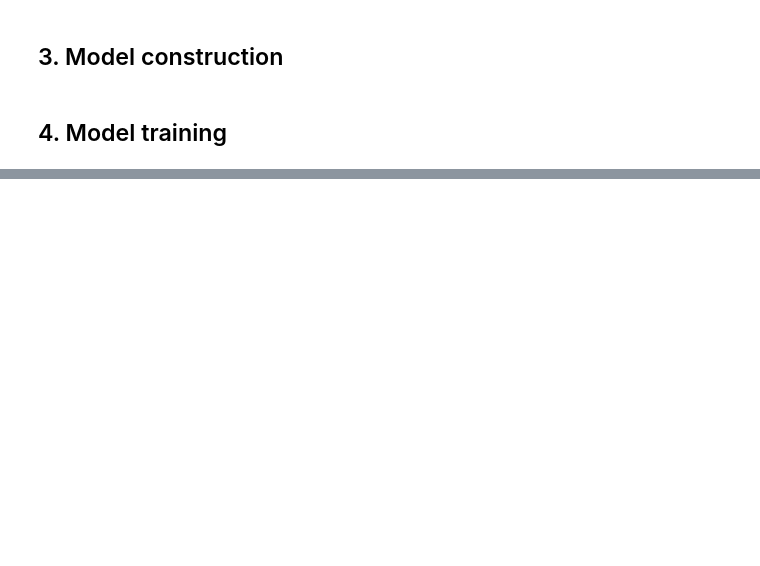
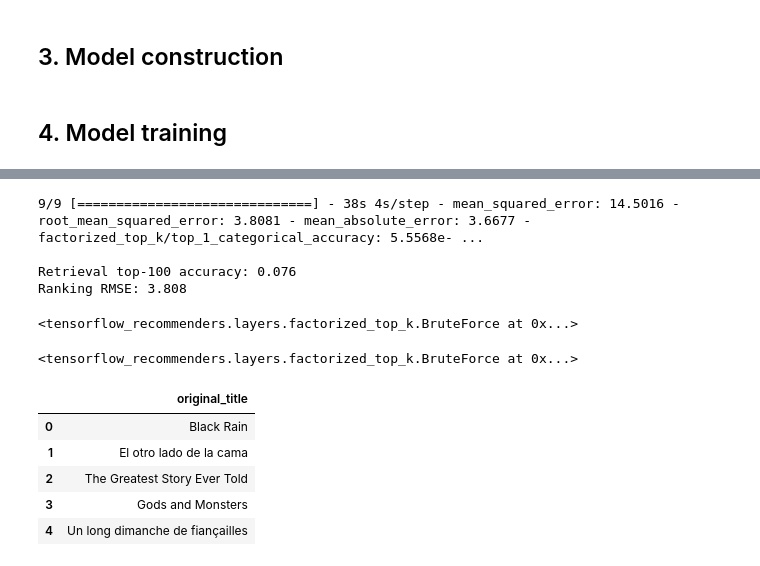
Before and after one commit to hungry5656/NetflixRecommendation, a Jupyter notebook: Notebook/main.ipynb, the cells around one changed output, grey strips where cells are left out. Cells and saved outputs as stored; diff of their text form; code cells hidden in the pictures; blank space fills up the shorter version.

```diff
--- a/Notebook/main.ipynb
+++ b/Notebook/main.ipynb
@@ -241,0 +301,10 @@ model.save_weights(save_path)
+# %%
+metrics = model.evaluate(test_ds_cache, return_dict=True)
+
+print(f"\nRetrieval top-100 accuracy: {metrics['factorized_top_k/top_100_categorical_accuracy']:.3f}")
+print(f"Ranking RMSE: {metrics['root_mean_squared_error']:.3f}")
+# %% [output]
+9/9 [==============================] - 38s 4s/step - mean_squared_error: 14.5016 - root_mean_squared_error: 3.8081 - mean_absolute_error: 3.6677 - factorized_top_k/top_1_categorical_accuracy: 5.5568e- ...
+
+Retrieval top-100 accuracy: 0.076
+Ranking RMSE: 3.808
@@ -241,0 +314,34 @@ model.save_weights(save_path)
+# %%
+index = tfrs.layers.factorized_top_k.BruteForce(model.user_model)
+# recommends movies out of the entire movies dataset.
+index.index_from_dataset(
+  tf.data.Dataset.zip((movies.batch(100), movies.batch(100).map(model.movie_model)))
+)
+# %% [output]
+<tensorflow_recommenders.layers.factorized_top_k.BruteForce at 0x...>
+# %%
+# Movie model index
+index_M = tfrs.layers.factorized_top_k.BruteForce(model.movie_model)
+# recommends movies out of the entire movies dataset.
+index_M.index_from_dataset(
+  tf.data.Dataset.zip((movies.batch(100), movies.batch(100).map(model.movie_model)))
+)
+# %% [output]
+<tensorflow_recommenders.layers.factorized_top_k.BruteForce at 0x...>
+# %%
+# Recommendation function
+# [@usrID]: num string user id
+# [@showRating]: boolean to decide if showing rating.
+def get_recommend(usrID, showRating):
+  _, titles = index(tf.constant([usrID]))
+  pred_movies = pd.DataFrame({'original_title': [i.decode('utf-8') for i in titles[0,:5].numpy()]})
+  display(pred_movies)
+# %%
+get_recommend('123', False)
+# %% [output]
+|  | original_title |
+| 0 | Black Rain |
+| 1 | El otro lado de la cama |
+| 2 | The Greatest Story Ever Told |
+| 3 | Gods and Monsters |
+| 4 | Un long dimanche de fiançailles |
```
Also changed, not shown: parts of 12 cells of this notebook.
